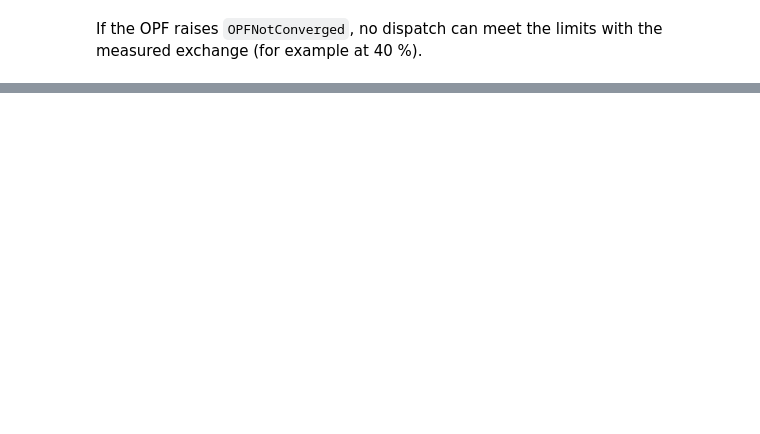
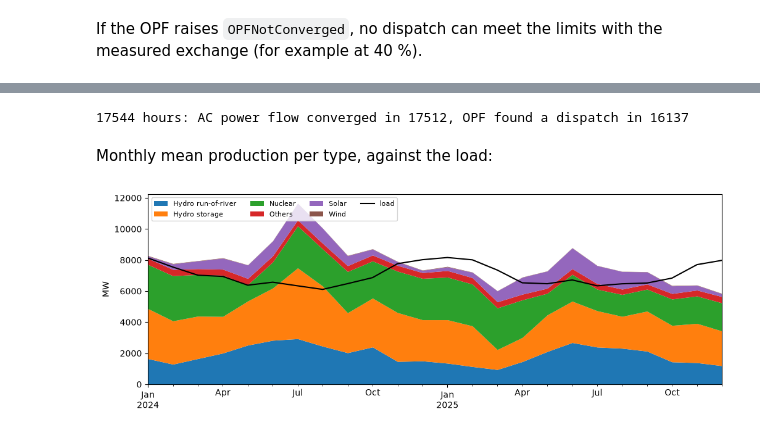
Before and after one commit to mohammadrayati/helvegrid, a Jupyter notebook: run.ipynb, the cells around one changed output, grey strips where cells are left out. Drawn from its saved outputs; the diff is of its cells as text; code cells hidden in the pictures; blank space fills up the shorter version.

```diff
--- a/run.ipynb
+++ b/run.ipynb
@@ -192,0 +212,27 @@ If the OPF raises `OPFNotConverged`, no dispatch can meet the limits with the me
+# %%
+YEARS = [2024, 2025]
+swissgrid = pd.concat([data.swissgrid(y) for y in YEARS])
+generation = pd.concat([data.generation(y) for y in YEARS])
+hours = swissgrid.index.intersection(generation.index)
+
+
+def run_cached(method):
+    path = data.DATA / f"results_{method}_{YEARS[0]}_{YEARS[-1]}.pkl"
+    if not path.exists():
+        pd.to_pickle(network.run_hours(net, swissgrid, generation, hours, method), path)
+    return pd.read_pickle(path)
+
+
+ac_hours, ac_loading = run_cached("ac")
+opf_hours, opf_loading = run_cached("opf")
+print(f"{len(hours)} hours: AC power flow converged in {len(ac_hours)}, OPF found a dispatch in {len(opf_hours)}")
+# %% [output]
+17544 hours: AC power flow converged in 17512, OPF found a dispatch in 16137
+# %% [markdown]
+Monthly mean production per type, against the load:
+# %%
+ax = ac_hours["production MW"].resample("MS").mean().plot.area(figsize=(12, 4), ylabel="MW", linewidth=0)
+ac_hours[("grid", "load MW")].resample("MS").mean().plot(ax=ax, color="k", label="load")
+ax.legend(loc="upper left", ncol=4, fontsize=8);
+# %% [output]
+[figure, added]
```
Also changed, not shown: parts of 14 cells of this notebook, 3 other files.
